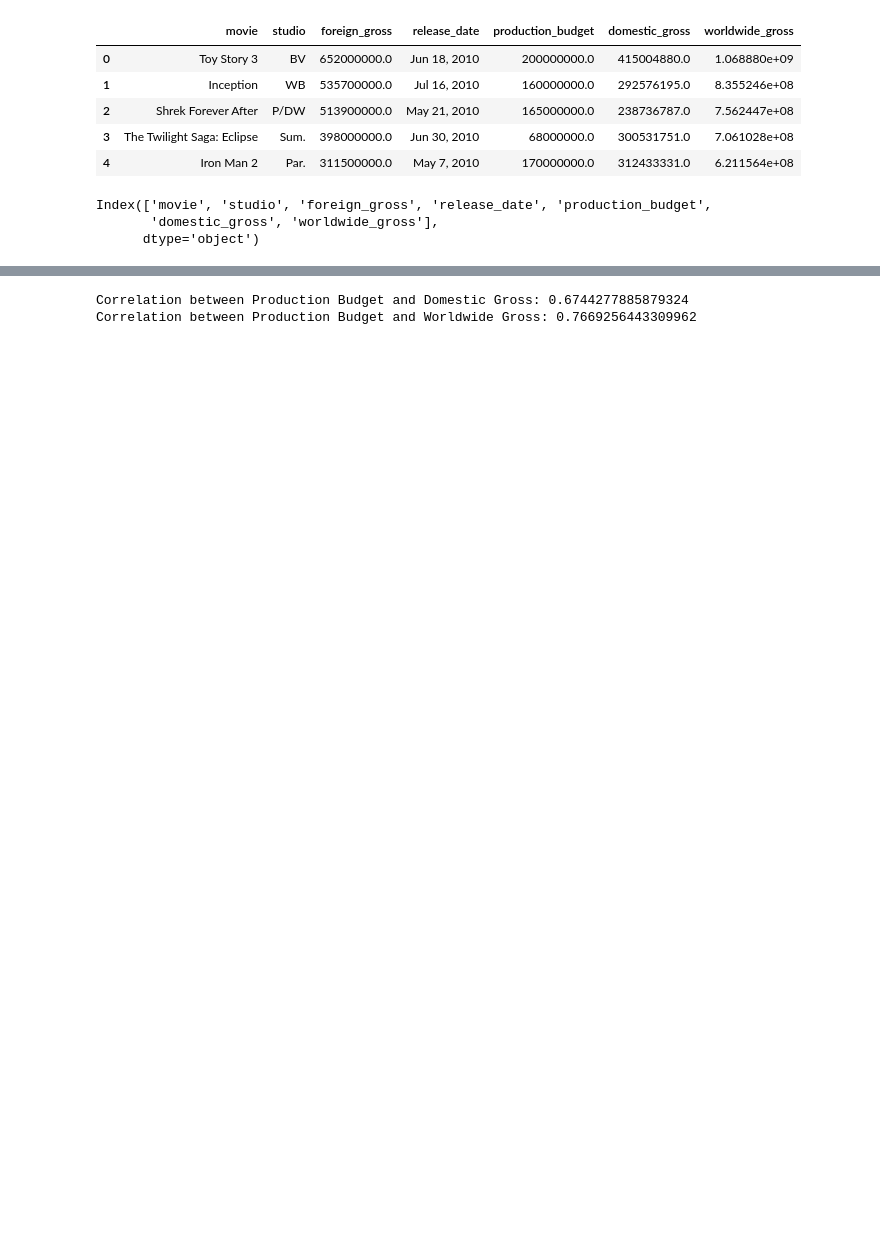
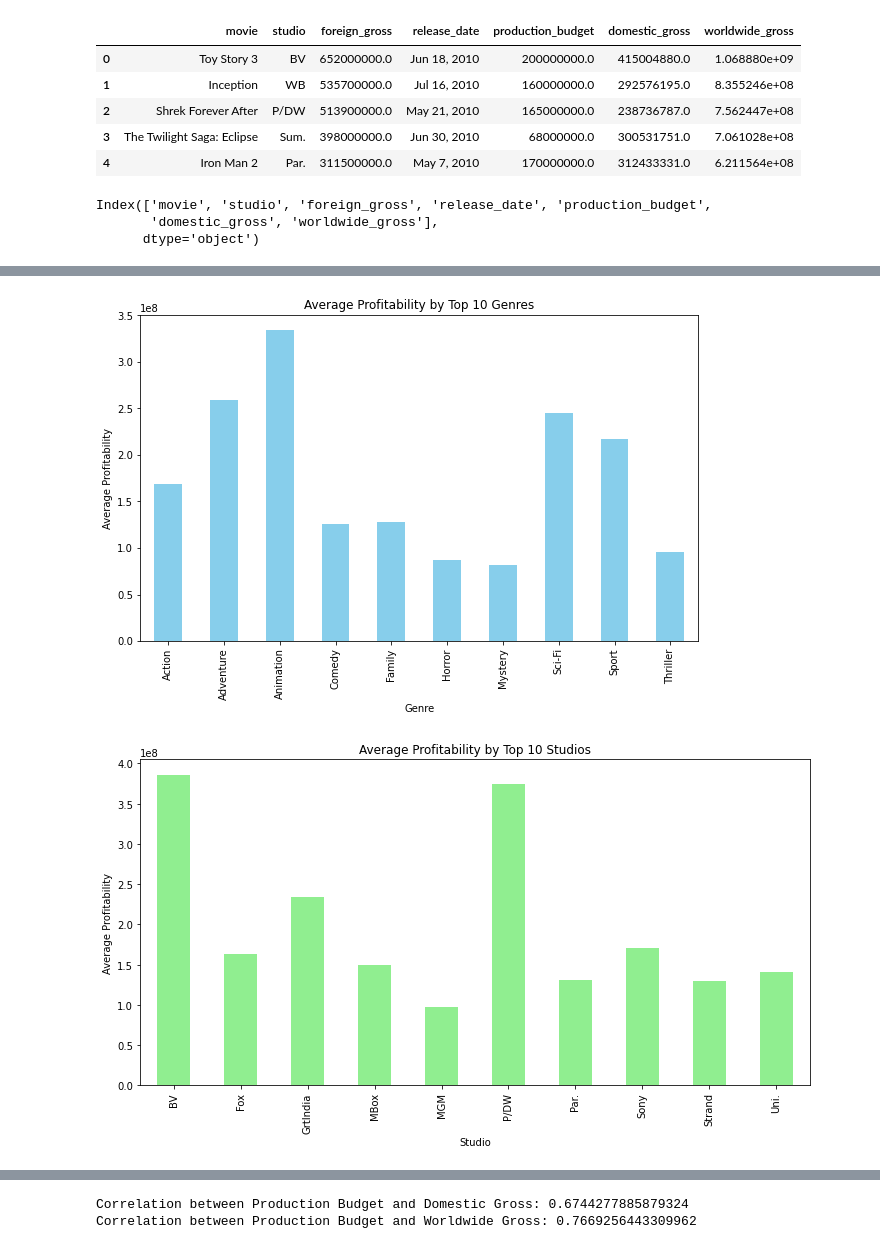
Before and after one commit to MuiruriVivian/PHASE-2-GROUP-7-PROJECT, a Jupyter notebook: Calvin.ipynb, the cells around one changed output, grey strips where cells are left out. Cells and saved outputs as stored; diff of their text form; code cells hidden in the pictures; blank space fills up the shorter version.

```diff
--- a/Calvin.ipynb
+++ b/Calvin.ipynb
@@ -421,5 +65,0 @@ sns.scatterplot(x='popularity', y='vote_count', data=merged_data)
-# %%
-merged_data['release_date'] = pd.to_datetime(merged_data['release_date'])
-merged_data['release_year'] = merged_data['release_date'].dt.year
-sns.lineplot(x='release_year', y='averagerating', data=merged_data)
-sns.countplot(x='release_year', data=merged_data)
@@ -488,0 +149,8 @@ Correlation Analysis
+# %%
+# Calculate profitability per movie
+df2['profitability'] = df2['worldwide_gross'] - df2['production_budget']
+# Merge the dataframes based on matching titles
+merged_df = pd.merge(merged_data, df2, left_on='original_title', right_on='movie', how='inner')
+
+# Display the merged dataframe
+print(merged_df)
@@ -488,0 +175,64 @@ Correlation Analysis
+# %%
+
+# Split genres in each row and associate profitability with each genre
+split_genres = []
+profits = []
+
+for index, row in merged_df.iterrows():
+    genre_split = row["genres"].split(',')
+    split_genres.extend(genre_split)
+    profits.extend([row["profitability"]] * len(genre_split))
+
+# Create a new DataFrame with split genres and profitability
+split_genre_df = pd.DataFrame({
+    'genre': split_genres,
+    'profitability': profits,
+    'production_budget': merged_df['production_budget'].repeat(merged_df['genres'].str.split(',').apply(len)).reset_index(drop=True)
+})
+
+# Plot for profitability by top 10 genres
+top_genres = split_genre_df.groupby('genre')['profitability'].median().nlargest(10).index
+avg_profitability = split_genre_df[split_genre_df['genre'].isin(top_genres)].groupby('genre')['profitability'].mean()
+
+plt.figure(figsize=(10, 6))
+avg_profitability.plot(kind='bar', color='skyblue')
+plt.title('Average Profitability by Top 10 Genres')
+plt.xlabel('Genre')
+plt.ylabel('Average Profitability')
+plt.xticks(rotation=90)
+plt.show()
+
+# Plot for profitability by top 10 studios
+top_studios = merged_df.groupby('studio')['profitability'].median().nlargest(10).index
+avg_studio_profitability = merged_df[merged_df['studio'].isin(top_studios)].groupby('studio')['profitability'].mean()
+
+plt.figure(figsize=(12, 6))
+avg_studio_profitability.plot(kind='bar', color='lightgreen')
+
+plt.title('Average Profitability by Top 10 Studios')
+plt.xlabel('Studio')
+plt.ylabel('Average Profitability')
+plt.xticks(rotation=90)
+plt.show()
+
+# Calculate ROI for split_genre_df based on the profitability and production budget
+split_genre_df['ROI'] = split_genre_df['profitability'] / split_genre_df['production_budget']
+
+# Now group by genre and get the top 10 genres with the highest median ROI
+top_roi_genres = split_genre_df.groupby('genre')['ROI'].median().nlargest(10).index
+
+# Calculate the average ROI for these top genres
+avg_roi = split_genre_df[split_genre_df['genre'].isin(top_roi_genres)].groupby('genre')['ROI'].mean()
+
+avg_roi = avg_roi.sort_values(ascending=False)
+# Plot the average ROI by top 10 genres
+plt.figure(figsize=(10, 6))
+avg_roi.plot(kind='bar', color='lightcoral')
+plt.title('Average ROI by Top 10 Genres')
+plt.xlabel('Genre')
+plt.ylabel('Average ROI')
+plt.xticks(rotation=90)
+plt.show()
+# %% [output]
+[figure, added]
+[figure, added]
```
Also changed, not shown: parts of 60 cells of this notebook.
